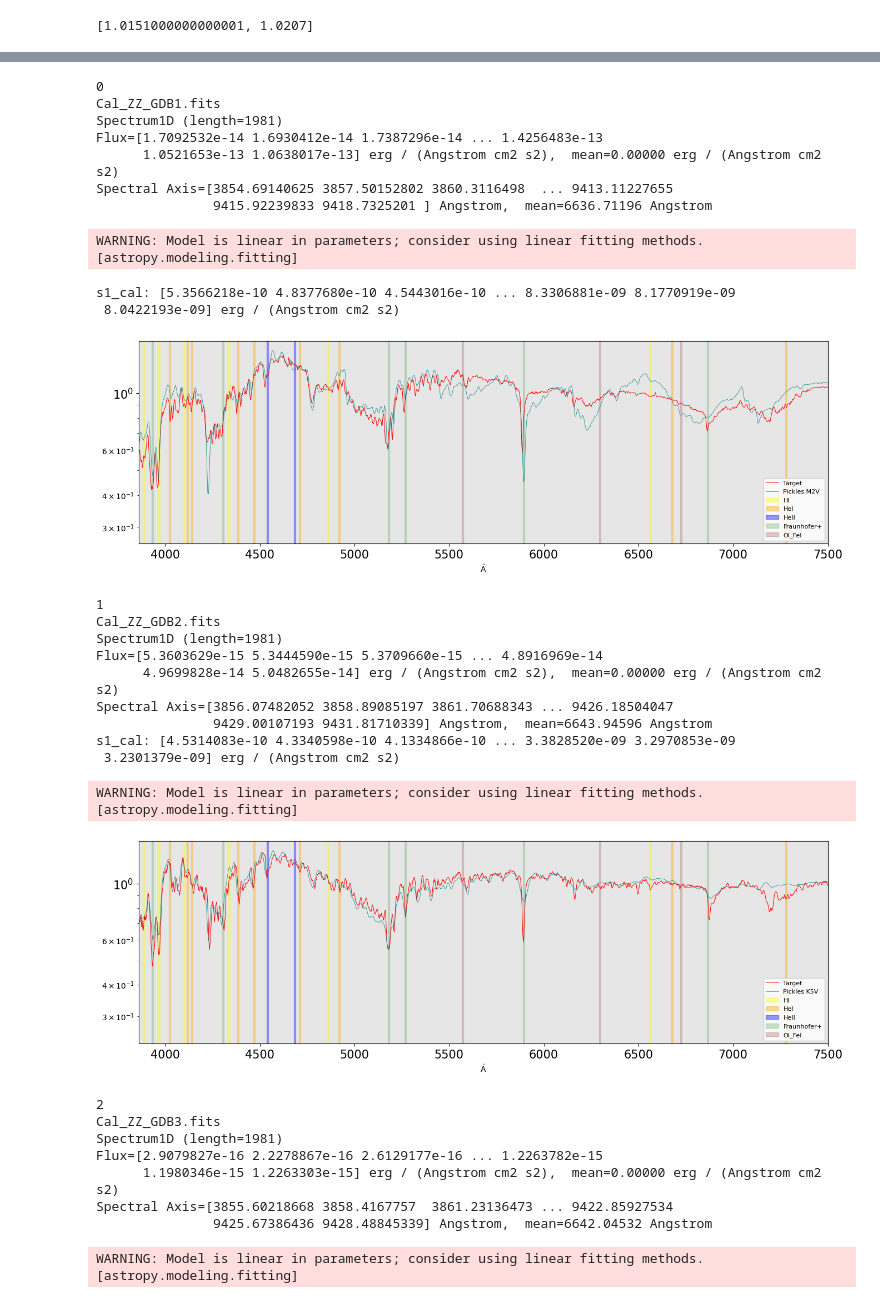
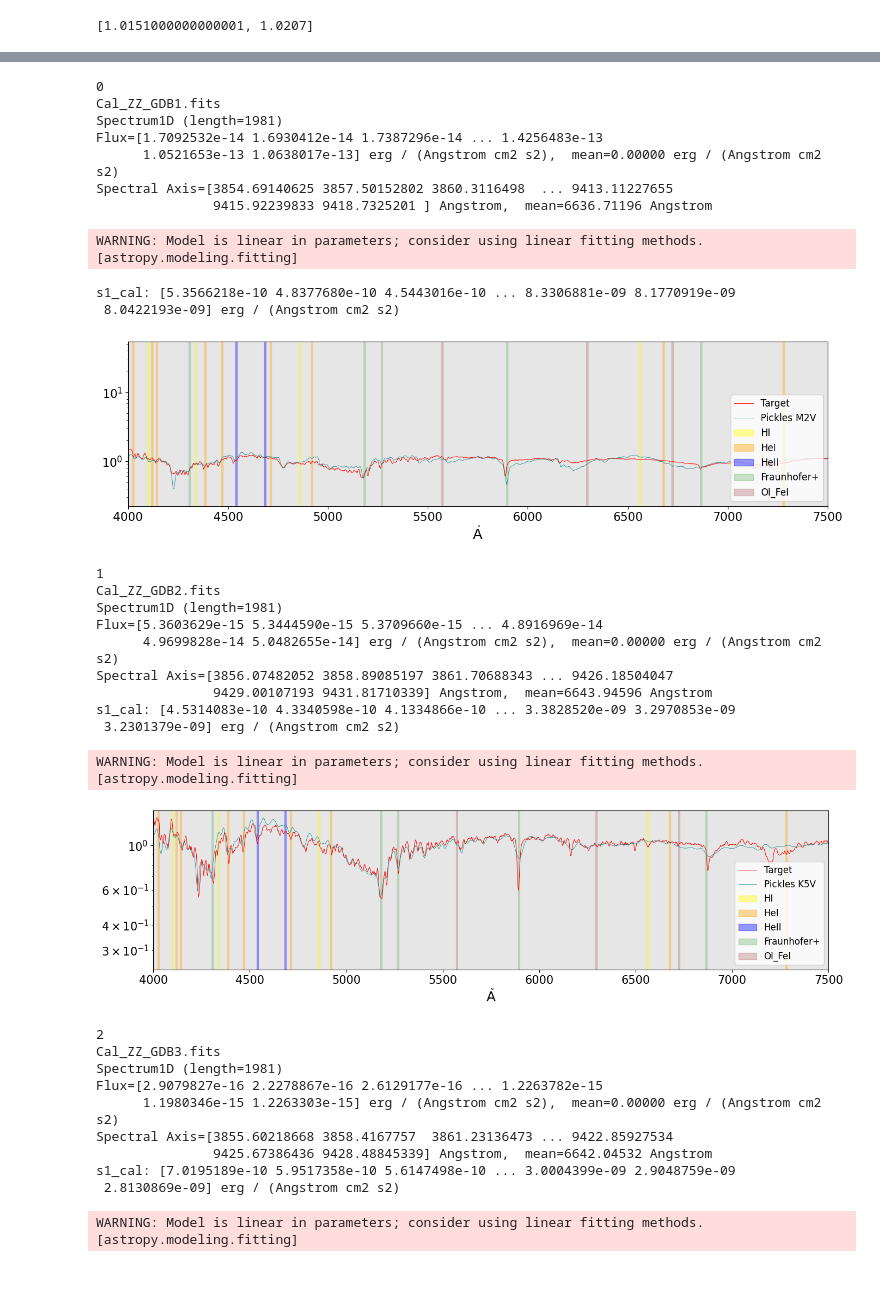
Before and after one commit to Sidius-DEV/Radio-Whispers-SMC-Gideon_de_Beer_MSc, a Jupyter notebook: Spectroscopic_analysis/Spectra_plotting/Spectra_plot_and_save_to_single_pdf-MAIN.ipynb, the cells around one changed output, grey strips where cells are left out. Saved outputs shown, nothing was run; the diff lists cells and outputs as text; code cells hidden in the pictures.

Commit message:
Updated normalisation function for spectral plotting to enlarge label text, and better framing for the plots

```diff
--- a/Spectroscopic_analysis/Spectra_plotting/Spectra_plot_and_save_to_single_pdf-MAIN.ipynb
+++ b/Spectroscopic_analysis/Spectra_plotting/Spectra_plot_and_save_to_single_pdf-MAIN.ipynb
@@ -64,7 +64,14 @@ print(map_DEG_to_RA([22.2565,23]))
 # %% [output]
 [1.0151000000000001, 1.0207]
 # %%
-
+# Set font sizes globally
+plt.rcParams.update({
+    'font.size': 12,         # Base font size
+    'axes.labelsize': 18,    # Axis names (x and y)
+    'xtick.labelsize': 15,   # X-axis ticks
+    'ytick.labelsize': 15,   # Y-axis ticks
+    'axes.titlesize': 18     # Title size
+})
 
 #Get the pdf merger ready for later
 merger = PdfMerger()
@@ -323,6 +330,7 @@ from scipy.signal import find_peaks
 from specutils.analysis import snr_derived
 from specutils.analysis import gaussian_fwhm
 from specutils.analysis import equivalent_width
+from astropy.modeling.polynomial import Legendre1D
 
 from astropy import units as u
 from astropy.visualization import quantity_support
@@ -362,7 +370,8 @@ def Plot_Cont_Norm_Pic(PName):
 
                 spec=Spectrum1D(spectral_axis=wav_cal,flux=s1_cal)
 #                 print(spec)
-                s_fit=fgc(spec,median_window=109)
+                # s_fit=fgc(spec,median_window=109)
+                s_fit=fgc(spec,median_window=7, model=Legendre1D(4))
                 y_cont_fitted=s_fit(wav_cal)
                 #Testing fitted continuum:
 #                 print("cont_fitted",y_cont_fitted)
@@ -382,6 +391,8 @@ def Plot_Cont_Norm_Pic(PName):
 #                 plt.yscale("log")
 #                 plt.xlim(3968.6,7500)
                 plt.plot(wav, s1, label="Pickles "+str(SpecT), linewidth=0.5, color="teal")
+                # plo=100
+                # plt.ylim(min(s1[plo:len(s1)-1])-0.4,max(s1[plo:len(s1)-1])+1)
         #         break
     f.close()
 
@@ -413,7 +424,8 @@ def Plot_Cont_Norm_MrKT(PName):
 
     spec=Spectrum1D(spectral_axis=wav_cal,flux=s1_cal)
     print(spec)
-    s_fit=fgc(spec,median_window=109)
+    # s_fit=fgc(spec,median_window=109)
+    s_fit=fgc(spec,median_window=7, model=Legendre1D(4))
     y_cont_fitted=s_fit(wav_cal)
     s1=[]
 
@@ -422,9 +434,10 @@ def Plot_Cont_Norm_MrKT(PName):
 
 
 #     fig=plt.figure(figsize=(16, 9)) #create the figure
-#     plt.yscale("log")
-#     plo=77
-#     plt.ylim(min(s1[plo:1000])-0.3*min(s1[plo:1000]),max(s1[plo:1000])+0.3*max(s1[plo:1000]))
+    plt.yscale("log")
+    # plo=100
+    # plt.ylim(min(s1[plo:len(s1)-1])-0.4,max(s1[plo:len(s1)-1])+1)
+    # plt.ylim(min(s1[(wav_cal > 3860) & (wav_cal < 7500)]).value-0.4,max(s1[(wav_cal > 3860) & (wav_cal < 7500)]).value+1) #Set y axis limits to focus on the section with identifyable lines, and not the noisy section with no lines. Adjust the -0.4 and +1 as needed to get the best view of the lines.
     plt.plot(wav_cal, s1, label="Target", linewidth=0.7, color="red")
     plt.legend()
 # %%
@@ -432,6 +445,14 @@ def Plot_Cont_Norm_MrKT(PName):
 # Plot_Cont_Norm_MrKT("Cal_ZZ_GDB6.fits")
 # Plot_Cont_Norm_Pic("pickles_4.fits")
 # %%
+# Set font sizes globally
+plt.rcParams.update({
+    'font.size': 15,         # Base font size
+    'axes.labelsize': 18,    # Axis names (x and y)
+    'xtick.labelsize': 15,   # X-axis ticks
+    'ytick.labelsize': 15,   # Y-axis ticks
+    'axes.titlesize': 18     # Title size
+})
 
 #Get the pdf merger ready for later
 merger = PdfMerger()
@@ -501,14 +522,15 @@ for i in range(0,len(files)):
     #get the spectrum data from fits file from list of fits files
     name=files_cali[i]
 
-    fig=plt.figure(figsize=(16, 5)) #create the figure
+    fig=plt.figure(figsize=(16, 4)) #create the figure
 
     ax = fig.add_subplot(1, 1, 1) #this is for background color formating
     ax.set_facecolor((0.90, 0.90, 0.90))
 
-    plt.xlim(left=3860,right=7500) #Set x axis limits, max to 7500 if wish is to cut off section with no identifyable lines due to high noise
+    plt.xlim(left=4000,right=7500) #Set x axis limits, max to 7500 if wish is to cut off section with no identifyable lines due to high noise, old x was left=3860,
     plt.yticks(fontsize=15)
     plt.xticks(fontsize=15)
+
 
     #plot the lines for ID Hydrogen and Helium lines
     handles, labels = plt.gca().get_legend_handles_labels()
@@ -544,43 +566,43 @@ for i in range(0,len(files)):
     handles.extend([HydrogenI_patch, HeliumI_patch, HeliumII_patch, Fraunhofer_patch, FeO_patch])
     labels.extend([HydrogenI_patch, HeliumI_patch, HeliumII_patch, Fraunhofer_patch, FeO_patch])
 
-    plt.legend(handles=handles,loc='lower right', fontsize=8)
+    plt.legend(handles=handles,loc='lower right', fontsize=12)
     plt.subplots_adjust(bottom=0.15) #Because the plt.savefig crops the bottom for some reason.
 
 
-    plt.yscale("log") #set y scale to log to correctly display the spectra
+    # plt.yscale("log") #set y scale to log to correctly display the spectra
 
     # plt.title("Calibrated spectrum for "+str(name[7:-5]), size=20)
-    plt.autoscale(axis='y')
+    # plt.autoscale(axis='y')
 
     Merge_files.append("./spectra_pdfs_TEST/"+str(name[7:-5])+'.pdf')
 
     plt.savefig(r"./spectra_pdfs_TEST/"+str(name[7:-5])+'.pdf', dpi=3000, orientation='landscape')
     plt.show()
     plt.close()
 
 #     break
 
 # now merge all pdfs into one pdf for conveniece
 for pdf in Merge_files:
     merger.append(pdf)
 merger.write("./spectra_pdfs_TEST/"+'All_Spectra.pdf')
 merger.close()
 print("merges happened")
 
 print()
 # %% [output]
 0
 Cal_ZZ_GDB1.fits
 Spectrum1D (length=1981)
 Flux=[1.7092532e-14 1.6930412e-14 1.7387296e-14 ... 1.4256483e-13
       1.0521653e-13 1.0638017e-13] erg / (Angstrom cm2 s2),  mean=0.00000 erg / (Angstrom cm2 s2)
 Spectral Axis=[3854.69140625 3857.50152802 3860.3116498  ... 9413.11227655
                9415.92239833 9418.7325201 ] Angstrom,  mean=6636.71196 Angstrom
 WARNING: Model is linear in parameters; consider using linear fitting methods. [astropy.modeling.fitting]
 s1_cal: [5.3566218e-10 4.8377680e-10 4.5443016e-10 ... 8.3306881e-09 8.1770919e-09
  8.0422193e-09] erg / (Angstrom cm2 s2)
-[figure, old version]
+[figure, new version]
 1
 Cal_ZZ_GDB2.fits
 Spectrum1D (length=1981)
@@ -591,7 +613,7 @@ Spectral Axis=[3856.07482052 3858.89085197 3861.70688343 ... 9426.18504047
 s1_cal: [4.5314083e-10 4.3340598e-10 4.1334866e-10 ... 3.3828520e-09 3.2970853e-09
  3.2301379e-09] erg / (Angstrom cm2 s2)
 WARNING: Model is linear in parameters; consider using linear fitting methods. [astropy.modeling.fitting]
-[figure, old version]
+[figure, new version]
 2
 Cal_ZZ_GDB3.fits
 Spectrum1D (length=1981)
@@ -599,4 +621,6 @@ Flux=[2.9079827e-16 2.2278867e-16 2.6129177e-16 ... 1.2263782e-15
       1.1980346e-15 1.2263303e-15] erg / (Angstrom cm2 s2),  mean=0.00000 erg / (Angstrom cm2 s2)
 Spectral Axis=[3855.60218668 3858.4167757  3861.23136473 ... 9422.85927534
                9425.67386436 9428.48845339] Angstrom,  mean=6642.04532 Angstrom
+s1_cal: [7.0195189e-10 5.9517358e-10 5.6147498e-10 ... 3.0004399e-09 2.9048759e-09
+ 2.8130869e-09] erg / (Angstrom cm2 s2)
 WARNING: Model is linear in parameters; consider using linear fitting methods. [astropy.modeling.fitting]
```
Also changed, not shown: parts of 2 cells of this notebook, 25 other files.
